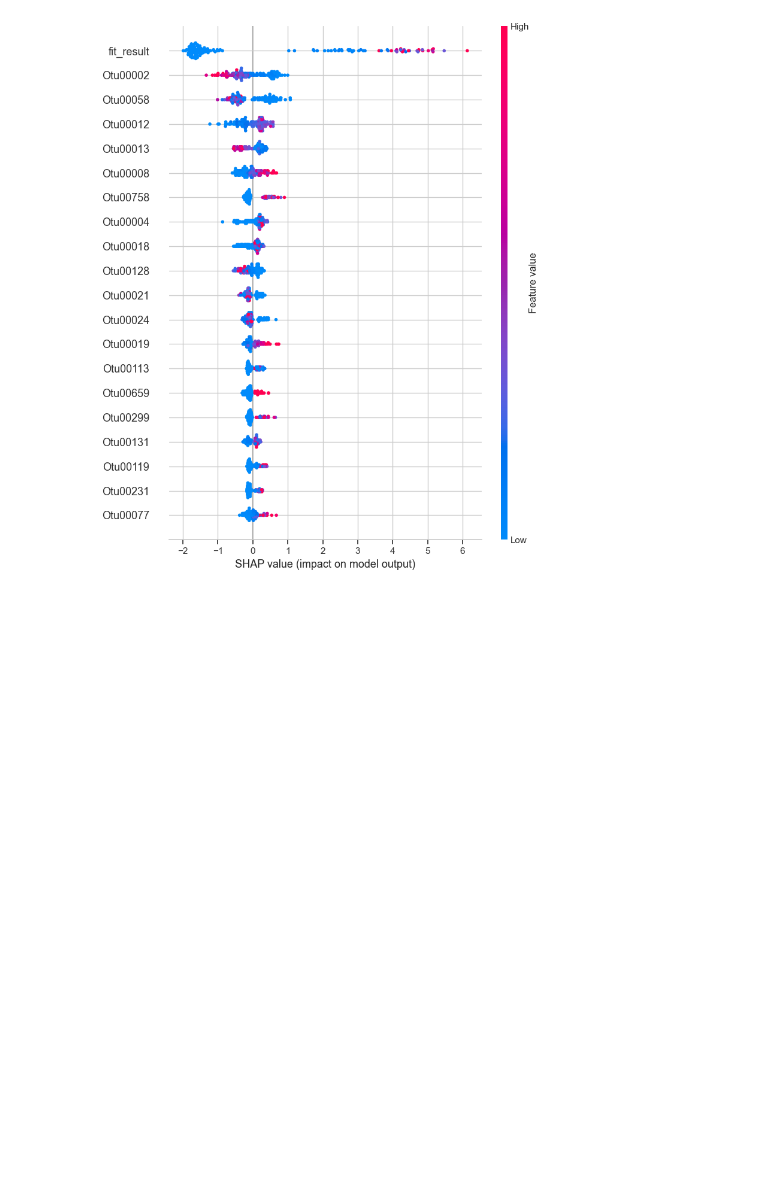
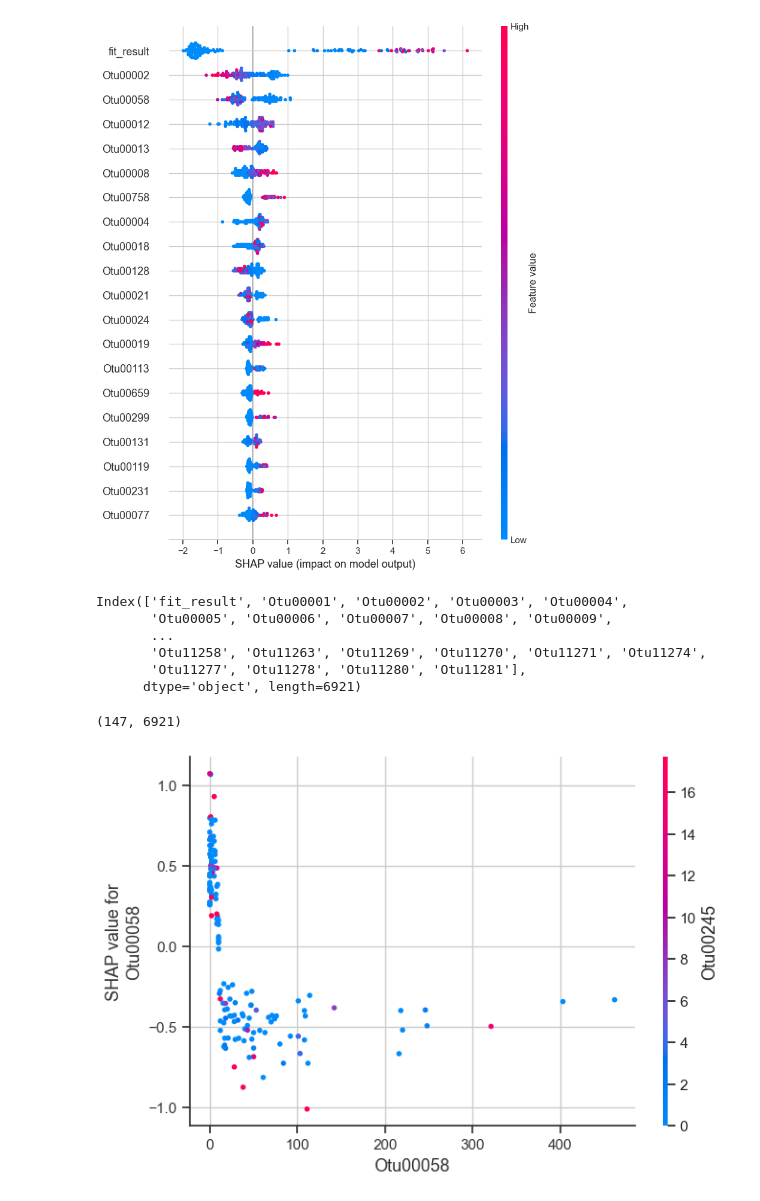
Before and after one commit to kayvinsoo7/mBio_study_improv, a Jupyter notebook: codes/main.ipynb, the cells around one changed output. Drawn from its saved outputs; the diff is of its cells as text; code cells hidden in the pictures; blank space fills up the shorter version.

```diff
--- a/codes/main.ipynb
+++ b/codes/main.ipynb
@@ -112,3 +112,20 @@ shap.summary_plot(shap_values_xgb, x_test, plot_type="bar", feature_names=x.colu
 shap.summary_plot(shap_values_xgb, x_test, feature_names=x.columns)
 # %% [output]
 [figure]
+# %%
+x_test.columns
+# %% [output]
+Index(['fit_result', 'Otu00001', 'Otu00002', 'Otu00003', 'Otu00004',
+       'Otu00005', 'Otu00006', 'Otu00007', 'Otu00008', 'Otu00009',
+       ...
+       'Otu11258', 'Otu11263', 'Otu11269', 'Otu11270', 'Otu11271', 'Otu11274',
+       'Otu11277', 'Otu11278', 'Otu11280', 'Otu11281'],
+      dtype='object', length=6921)
+# %%
+shap_values_xgb.shape
+# %% [output]
+(147, 6921)
+# %%
+shap.dependence_plot("Otu00058", shap_values_xgb, x_test)
+# %% [output]
+[figure, added]
```
Also changed, not shown: parts of 3 cells of this notebook.
